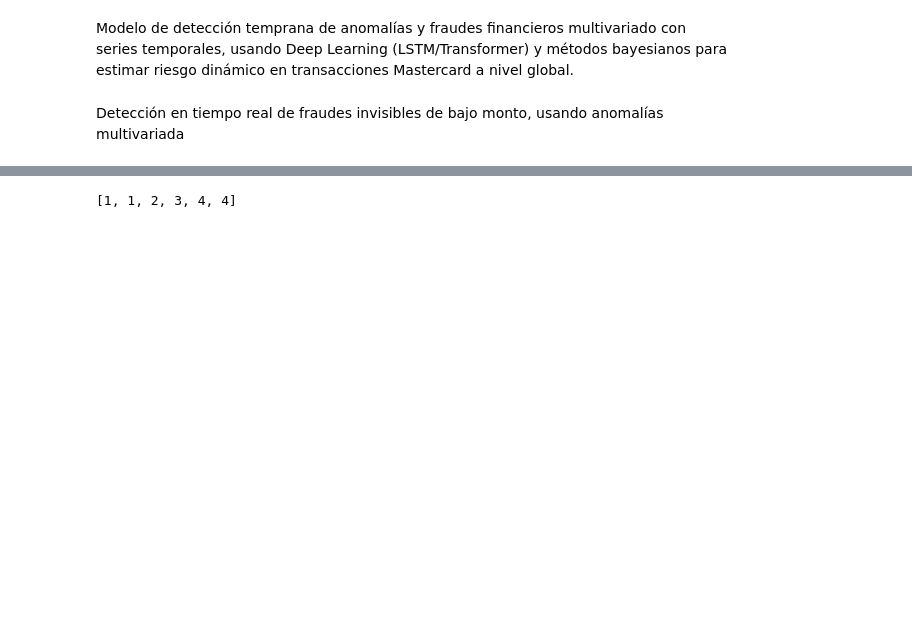
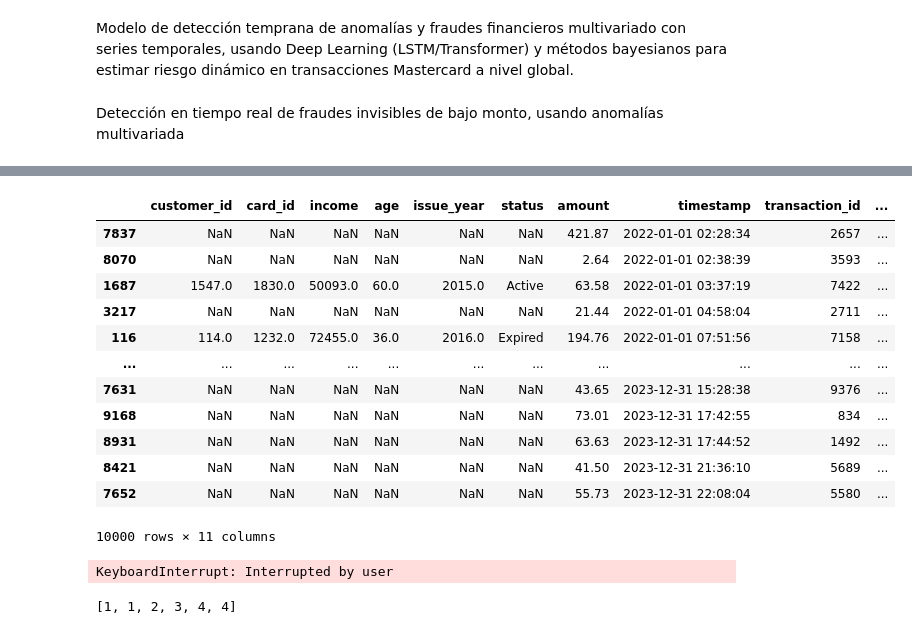
Before and after one commit to MatiasSiles/MastercardSalesOptimization, a Jupyter notebook: Fraud_Detection_Transactions.ipynb, the cells around one changed output, grey strips where cells are left out. Saved outputs shown, nothing was run; the diff lists cells and outputs as text; code cells hidden in the pictures; blank space fills up the shorter version.

```diff
--- a/Fraud_Detection_Transactions.ipynb
+++ b/Fraud_Detection_Transactions.ipynb
@@ -29,3 +47,25 @@ connection_db.close()
+# %%
+# timestamp = pd.to_datetime(df_transactions["timestamp"]).dt.time.sort_values()
+a = df_customers.merge(df_cards, on="customer_id")[["customer_id","card_id","income", "age", "issue_year", "status"]]
+b = df_transactions.merge(a, on="card_id")[["amount", "timestamp"]]
+c = df_merchants.merge(df_transactions, on="merchant_id").merge(df_fraud_labels, on="transaction_id")[["transaction_id","risk_score","is_fraud"]]
+
+df_for_predicts = pd.concat([a,b,c], axis=1)
+df_for_predicts.sort_values(by="timestamp")
+# %% [output]
+|  | customer_id | card_id | income | age | issue_year | status | amount | timestamp | transaction_id | ... |
+| 7837 | NaN | NaN | NaN | NaN | NaN | NaN | 421.87 | 2022-01-01 02:28:34 | 2657 | ... |
+| 8070 | NaN | NaN | NaN | NaN | NaN | NaN | 2.64 | 2022-01-01 02:38:39 | 3593 | ... |
+| 1687 | 1547.0 | 1830.0 | 50093.0 | 60.0 | 2015.0 | Active | 63.58 | 2022-01-01 03:37:19 | 7422 | ... |
+| 3217 | NaN | NaN | NaN | NaN | NaN | NaN | 21.44 | 2022-01-01 04:58:04 | 2711 | ... |
+| 116 | 114.0 | 1232.0 | 72455.0 | 36.0 | 2016.0 | Expired | 194.76 | 2022-01-01 07:51:56 | 7158 | ... |
+| ... | ... | ... | ... | ... | ... | ... | ... | ... | ... | ... |
+| 7631 | NaN | NaN | NaN | NaN | NaN | NaN | 43.65 | 2023-12-31 15:28:38 | 9376 | ... |
+| 9168 | NaN | NaN | NaN | NaN | NaN | NaN | 73.01 | 2023-12-31 17:42:55 | 834 | ... |
+| 8931 | NaN | NaN | NaN | NaN | NaN | NaN | 63.63 | 2023-12-31 17:44:52 | 1492 | ... |
+| 8421 | NaN | NaN | NaN | NaN | NaN | NaN | 41.50 | 2023-12-31 21:36:10 | 5689 | ... |
+| 7652 | NaN | NaN | NaN | NaN | NaN | NaN | 55.73 | 2023-12-31 22:08:04 | 5580 | ... |
+10000 rows × 11 columns
 # %%
 # @title
 class fraud_analyzer():
@@ -169,3 +259,7 @@ class models():
+# %%
+models.fraud_detect()
+# %% [output]
+KeyboardInterrupt: Interrupted by user
 # %%
 class fu():
   def __init__(self, lista1, lista2):
```
Also changed, not shown: parts of 6 cells of this notebook.
